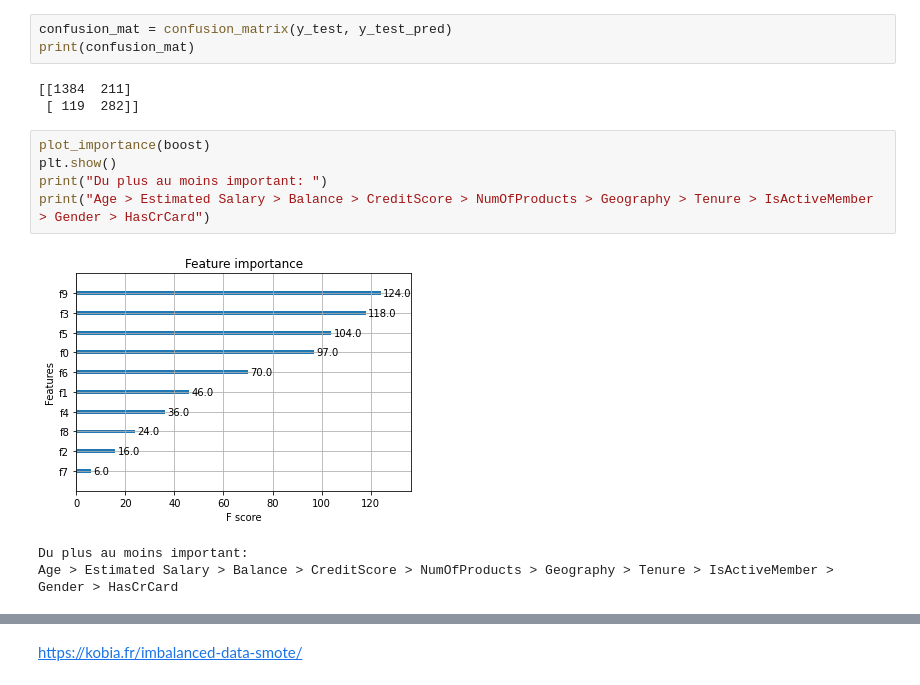
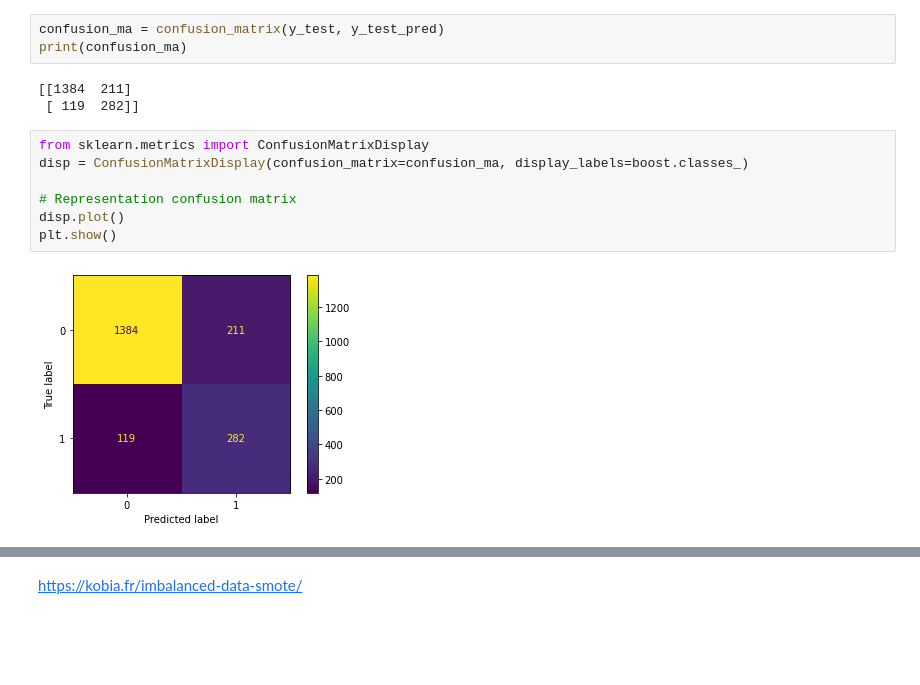
Before and after one commit to Daniblue25/Business-Project, a Jupyter notebook: xgboost/Smote/Training_Smote.ipynb, the cells around one changed output, grey strips where cells are left out. Saved outputs shown, nothing was run; the diff lists cells and outputs as text; blank space fills up the shorter version.

```diff
--- a/xgboost/Smote/Training_Smote.ipynb
+++ b/xgboost/Smote/Training_Smote.ipynb
@@ -180,17 +180,17 @@ dump(boost, 'modele_xgb_85.joblib')
 # %% [output]
 ['modele_xgb_85.joblib']
 # %%
-confusion_mat = confusion_matrix(y_test, y_test_pred)
-print(confusion_mat)
+confusion_ma = confusion_matrix(y_test, y_test_pred)
+print(confusion_ma)
 # %% [output]
 [[1384  211]
  [ 119  282]]
-# %%
-plot_importance(boost)
-plt.show()
-print("Du plus au moins important: ")
-print("Age > Estimated Salary > Balance > CreditScore > NumOfProducts > Geography > Tenure > IsActiveMember > Gender > HasCrCard")
-# %% [output]
-[figure, removed]
-Du plus au moins important:
-Age > Estimated Salary > Balance > CreditScore > NumOfProducts > Geography > Tenure > IsActiveMember > Gender > HasCrCard
+# %%
+from sklearn.metrics import ConfusionMatrixDisplay
+disp = ConfusionMatrixDisplay(confusion_matrix=confusion_ma, display_labels=boost.classes_)
+
+# Representation confusion matrix
+disp.plot()
+plt.show()
+# %% [output]
+[figure, added]
```
Also changed, not shown: parts of 11 cells of this notebook, 4 other files.
